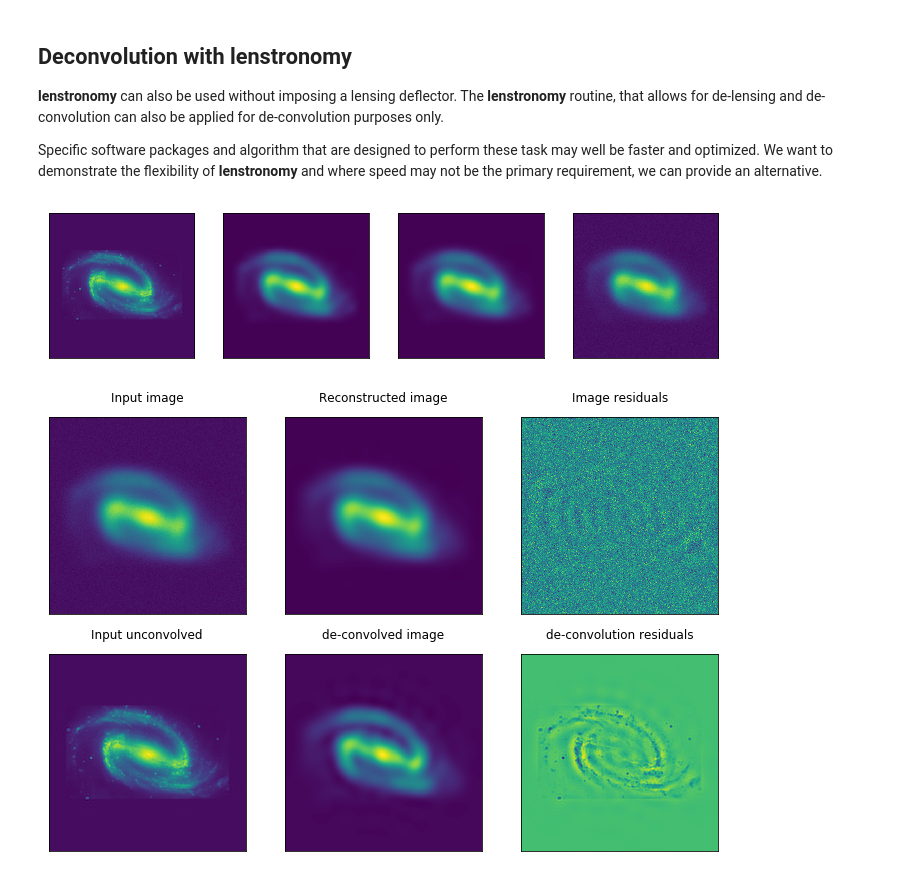
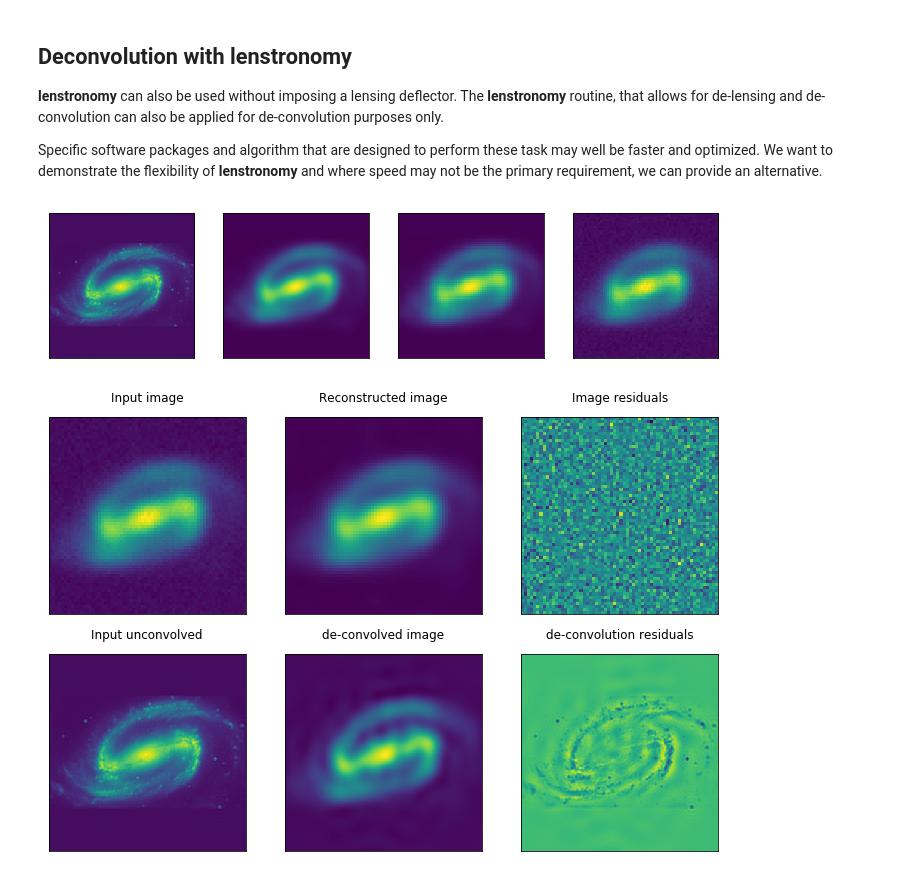
Before and after one commit to lenstronomy/lenstronomy-tutorials, a Jupyter notebook: lenstronomy_extensions/Notebooks/shapelet_source_modelling.ipynb, the cells around one changed output. Drawn from its saved outputs; the diff is of its cells as text; code cells hidden in the pictures.

```diff
--- a/lenstronomy_extensions/Notebooks/shapelet_source_modelling.ipynb
+++ b/lenstronomy_extensions/Notebooks/shapelet_source_modelling.ipynb
@@ -123,11 +123,11 @@ For further illustration, we present different simulations that produces outputs
 # define data specifics
 background_rms = 10.  #  background noise per pixel
 exp_time = 100.  #  exposure time (arbitrary units, flux per pixel is in units #photons/exp_time unit)
-numPix = 64*6  #  cutout pixel size
-deltaPix = 0.01  #  pixel size in arcsec (area per pixel = deltaPix**2)
-high_res_factor = 1
+numPix = 64  #  cutout pixel size
+deltaPix = 0.05  #  pixel size in arcsec (area per pixel = deltaPix**2)
+high_res_factor = 5
 subgrid_res = high_res_factor  # we set the subgrid resolution to the high resolution image that we will show, so the same numerics will be applied.
-fwhm = 0.02 # full width half max of PSF
+fwhm = 0.1 # full width half max of PSF
 psf_type = 'GAUSSIAN'  # 'gaussian', 'pixel', 'NONE'
 
 
@@ -144,7 +144,7 @@ source_y = 0.
 # define the source size (effectively the Shapelet scale parameter)
 beta_model = 0.06
 # use the shapelet coefficients decomposed from NGC1300
-coeff = coeff_ngc
+coeff = coeff_ngc / deltaPix**2
 kwargs_shapelet = {'n_max': n_max, 'beta': beta_model, 'amp': coeff, 'center_x': source_x, 'center_y': source_y}
 source_model_list = ['SHAPELETS']
 kwargs_source = [kwargs_shapelet]
@@ -161,24 +161,24 @@ sourceLightModel = LightModel(source_model_list)
 # %%
 # here we perform the computation with the settings choosen above.
 # We set up the different Data and PSF classes to perform and return the output at various stages of the computation
-from lenstronomy.SimulationAPI.simulations import Simulation
+import lenstronomy.Util.simulation_util as sim_util
 from lenstronomy.Data.imaging_data import Data
 from lenstronomy.Data.psf import PSF
-SimAPI = Simulation()
+
 # final data configuration
-kwargs_data_real = SimAPI.data_configure(numPix, deltaPix, exp_time, background_rms)
+kwargs_data_real = sim_util.data_configure_simple(numPix, deltaPix, exp_time, background_rms)
 data_real = Data(kwargs_data_real)
 # high resolution data configuration
-kwargs_data_high_res = SimAPI.data_configure(numPix*high_res_factor, deltaPix/high_res_factor, exp_time, background_rms)
+kwargs_data_high_res = sim_util.data_configure_simple(numPix*high_res_factor, deltaPix/high_res_factor, exp_time, background_rms)
 data_high_res = Data(kwargs_data_high_res)
 # final psf configuration
-kwargs_psf = SimAPI.psf_configure(psf_type=psf_type, fwhm=fwhm, kernelsize=31, deltaPix=deltaPix, truncate=20, kernel=None)
+kwargs_psf = sim_util.psf_configure_simple(psf_type=psf_type, fwhm=fwhm, kernelsize=31, deltaPix=deltaPix, truncate=20, kernel=None)
 psf = PSF(kwargs_psf)
 # psf configuration performed on the high resolution gird (effectively the same convolution as the final psf)
-kwargs_psf_high_res = SimAPI.psf_configure(psf_type=psf_type, fwhm=fwhm, kernelsize=31, deltaPix=deltaPix/high_res_factor, truncate=6, kernel=None)
+kwargs_psf_high_res = sim_util.psf_configure_simple(psf_type=psf_type, fwhm=fwhm, kernelsize=31, deltaPix=deltaPix/high_res_factor, truncate=6, kernel=None)
 psf_high_res = PSF(kwargs_psf_high_res)
 # no psf convolution
-kwargs_psf_no = SimAPI.psf_configure(psf_type='NONE')
+kwargs_psf_no = sim_util.psf_configure_simple(psf_type='NONE')
 psf_no = PSF(kwargs_psf_no)
 # the numerics applied on the final data output to perform the identical computation as the high resolution gird
 kwargs_numerics = {'subgrid_res': subgrid_res, 'psf_subgrid': True}
@@ -353,8 +353,8 @@ Specific software packages and algorithm that are designed to perform these task
 # let's start with the same galaxy, but double its physical size relative to the lensed example
 # we keep the same data and quantities and a bit a more blury psf
 fwhm_deconv = 0.25
-kwargs_psf_deconv = SimAPI.psf_configure(psf_type=psf_type, fwhm=fwhm_deconv, kernelsize=31, deltaPix=deltaPix, truncate=20, kernel=None)
-kwargs_psf_deconv_high_res = SimAPI.psf_configure(psf_type=psf_type, fwhm=fwhm_deconv, kernelsize=31, deltaPix=deltaPix/high_res_factor, truncate=6, kernel=None)
+kwargs_psf_deconv = sim_util.psf_configure_simple(psf_type=psf_type, fwhm=fwhm_deconv, kernelsize=31, deltaPix=deltaPix, truncate=20, kernel=None)
+kwargs_psf_deconv_high_res = sim_util.psf_configure_simple(psf_type=psf_type, fwhm=fwhm_deconv, kernelsize=31, deltaPix=deltaPix/high_res_factor, truncate=6, kernel=None)
 psf_deconv = PSF(kwargs_psf_deconv)
 psf_deconv_high_res = PSF(kwargs_psf_deconv_high_res)
 # define center of the source (effectively the center of the Shapelet basis)
@@ -364,7 +364,7 @@ source_y = 0.
 # define the source size (effectively the Shapelet scale parameter)
 beta_model = 0.12
 # use the shapelet coefficients decomposed from NGC1300, but make them 10 times brighter
-coeff_deconv = coeff_ngc * 5
+coeff_deconv = coeff_ngc * 5 / deltaPix**2
 kwargs_shapelet = {'n_max': n_max, 'beta': beta_model, 'amp': coeff_deconv, 'center_x': source_x, 'center_y': source_y}
 source_model_list = ['SHAPELETS']
 kwargs_light = [kwargs_shapelet]
@@ -419,7 +419,7 @@ ax.autoscale(False)
 
 plt.show()
 # %% [output]
-[figure, old version]
+[figure, new version]
 # %%
 # update the data class with the realistc simulated image
 data_real.update_data(image_real)
@@ -436,7 +436,7 @@ lensed_reconstructed = wls_model
 # given the solution of the linear inversion, we can also plot the coefficients in the source plane
 x_coords, y_coords = data_high_res.coordinates
 source_deconvolved = shapeletSet.function(util.image2array(x_coords), util.image2array(y_coords), param, n_max_reconstruct, beta_reconstruct, center_x=source_x, center_y=source_y)
-source_deconvolved = util.array2image(source_deconvolved)  # map 1d data vector in 2d image
+source_deconvolved = util.array2image(source_deconvolved) *(deltaPix/high_res_factor)**2 # map 1d data vector in 2d image
 
 
 f, axes = plt.subplots(2, 3, figsize=(12, 8), sharex=False, sharey=False)
@@ -459,31 +459,31 @@ ax = axes[0,2]
 reduced_residuals = imageModel.reduced_residuals(wls_model)
 ax.matshow(reduced_residuals, origin='lower')
 ax.set_title("Image residuals")
 ax.get_xaxis().set_visible(False)
 ax.get_yaxis().set_visible(False)
 ax.autoscale(False)
 
 ax = axes[1,0]
 ax.matshow(image_high_res, origin='lower')
 ax.set_title("Input unconvolved")
 ax.get_xaxis().set_visible(False)
 ax.get_yaxis().set_visible(False)
 ax.autoscale(False)
 
 ax = axes[1,1]
 ax.matshow(source_deconvolved, origin='lower')
 ax.set_title("de-convolved image")
 ax.get_xaxis().set_visible(False)
 ax.get_yaxis().set_visible(False)
 ax.autoscale(False)
 
 # and here the residuals relative to the true input source
 ax = axes[1,2]
 ax.matshow(source_deconvolved - image_high_res, origin='lower')
 ax.set_title("de-convolution residuals")
 ax.get_xaxis().set_visible(False)
 ax.get_yaxis().set_visible(False)
 ax.autoscale(False)
 plt.show()
 # %% [output]
-[figure, old version]
+[figure, new version]
```
Also changed, not shown: parts of 3 cells of this notebook, 12 other files.
